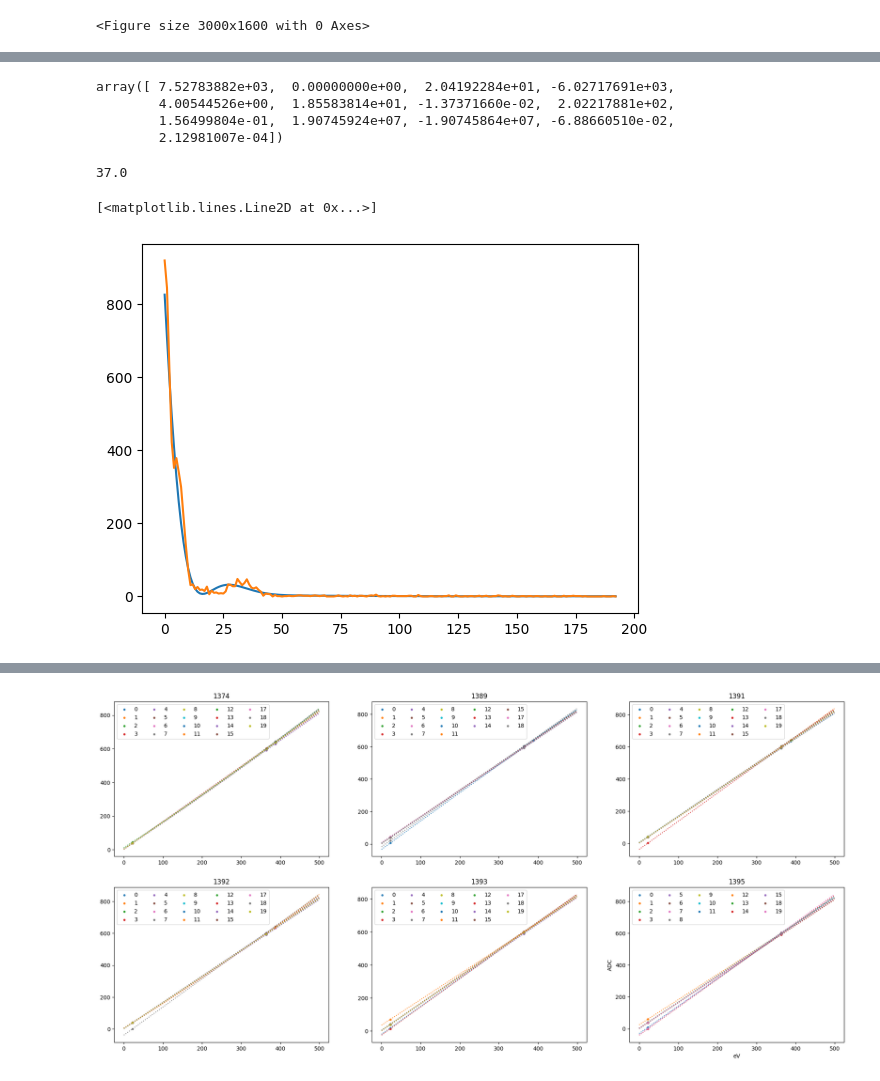
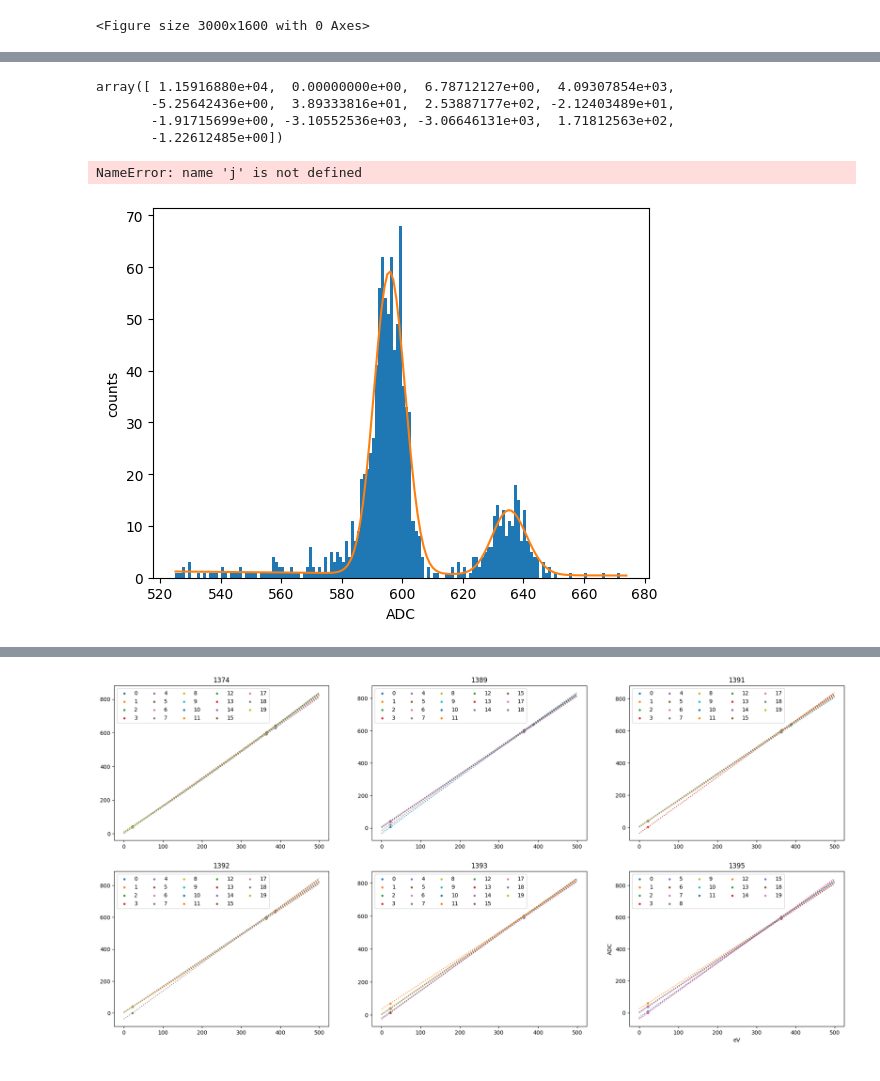
Before and after one commit to arlee-shelby/calibration, a Jupyter notebook: SnCalibration_pixelResults.ipynb, the cells around one changed output, grey strips where cells are left out. Drawn from its saved outputs; the diff is of its cells as text; code cells hidden in the pictures.

```diff
--- a/SnCalibration_pixelResults.ipynb
+++ b/SnCalibration_pixelResults.ipynb
@@ -472,7 +783,7 @@ NameError: name 'pix_index' is not defined
 # %%
 %%time
 
-runNumber = 1395
+runNumber = 1751
 directory = '/storage/home/hcoda1/4/ashelby8/scratch/ManitobaData/'
 run = Nab.DataRun(directory, runNumber, ignoreEventFile = True)
 # %% [output]
@@ -491,34 +827,52 @@ Wall time: 2.81 s
 # %%
-conf['capture'] = 'OFF'
-conf['xray'] = 'four'
+# conf['capture'] ='OFF'
+# conf['xray'] = 'five'
+conf['capture'] ='three'
+conf['xray'] = 'OFF'
 Sn = SnCalibration()
-thresh_peak, thresh_start = FitFuncs.get_peak(results,Sn.X1[0],Sn.X1[1])
-bins = np.arange(thresh_start,200)
-Xpeak, Xcenter = FitFuncs.get_peak(results,Sn.X2[0],Sn.X2[1])
-peak1,center1 = FitFuncs.get_peak(results,thresh_start+5,thresh_start+7)
-peak2, center2 = FitFuncs.get_peak(results,20,22)
 
-pars = [thresh_peak+400, 0, thresh_start, peak1, center1, 4, Xpeak, Xcenter,5, 10, 1, 3, 5]
+# thresh_peak, thresh_start = FitFuncs.get_peak(results,Sn.X1[0],Sn.X1[1])
+# bins = np.arange(thresh_start,200)
+# Xpeak, Xcenter = FitFuncs.get_peak(results,Sn.X2[0],Sn.X2[1])
+# peak1,center1 = FitFuncs.get_peak(results,thresh_start+5,thresh_start+7)
+# peak2, center2 = FitFuncs.get_peak(results,20,22)
+#GOOD FOR #2: [CEpeak1, CEcenter1, 5, CEpeak2, CEcenter2, 6,1, 2, 1e-8, 1]
+#GOOD FOR #![CEpeak1, CEcenter1, 6, 1, 2, 1e-8, 1]
+# pars = [thresh_peak+400, 0, thresh_start, peak1, center1, 4, Xpeak, Xcenter,5, 10, 1, 3, 5]
+
 hist, prams, chi, err = Sn.fitter(results,bins,pars)
+# %%
+prams
+# %% [output]
+array([ 1.15916880e+04,  0.00000000e+00,  6.78712127e+00,  4.09307854e+03,
+       -5.25642436e+00,  3.89333816e+01,  2.53887177e+02, -2.12403489e+01,
+       -1.91715699e+00, -3.10552536e+03, -3.06646131e+03,  1.71812563e+02,
+       -1.22612485e+00])
 # %%
-prams
+x[75:225],Sn.get_fit(x,*np.float64(dataAll[dataAll['pixel']==j].iloc[i]['ecap'].replace('[','').replace(']','').split()))[75:225]
 # %% [output]
-array([ 7.52783882e+03,  0.00000000e+00,  2.04192284e+01, -6.02717691e+03,
-        4.00544526e+00,  1.85583814e+01, -1.37371660e-02,  2.02217881e+02,
-        1.56499804e-01,  1.90745924e+07, -1.90745864e+07, -6.88660510e-02,
-        2.12981007e-04])
+NameError: name 'j' is not defined
-# %%
-Xcenter
-# %% [output]
-37.0
 # %%
-x = np.arange(7,200)
-plt.plot(Sn.get_fit(x,*prams))
-plt.plot(hist)
+# x = np.arange(thresh_start,100)
+x = np.arange(450,850)
+# plt.hist(results.data()['energy'],bins=np.arange(500,700))
+plt.hist(results.data()['energy'],bins=np.arange(525,675))
+# conf['capture'] = 'OFF'
+# conf['xray'] = 'five'
+conf['capture'] = 'three'
+conf['xray'] = 'OFF'
+Sn = SnCalibration()
+# plt.ylim(0,1000)
+
+plt.plot(x[75:225],Sn.get_fit(x,*np.float64(dataAll[dataAll['pixel']==76].iloc[0]['ecap'].replace('[','').replace(']','').split()))[75:225])
+# x = np.arange(500,700)
+# plt.plot(x,Sn.get_fit(x,*prams))
+plt.xlabel('ADC')
+plt.ylabel('counts')
 # plt.ylim(0,100)
+plt.show()
 # %% [output]
-[<matplotlib.lines.Line2D at 0x...>]
-[figure, old version]
+[figure, new version]
 # %%
 #set up coumn naming scheme for the fit parameters
 names = []
```
Also changed, not shown: parts of 76 cells of this notebook, 30 other files.
